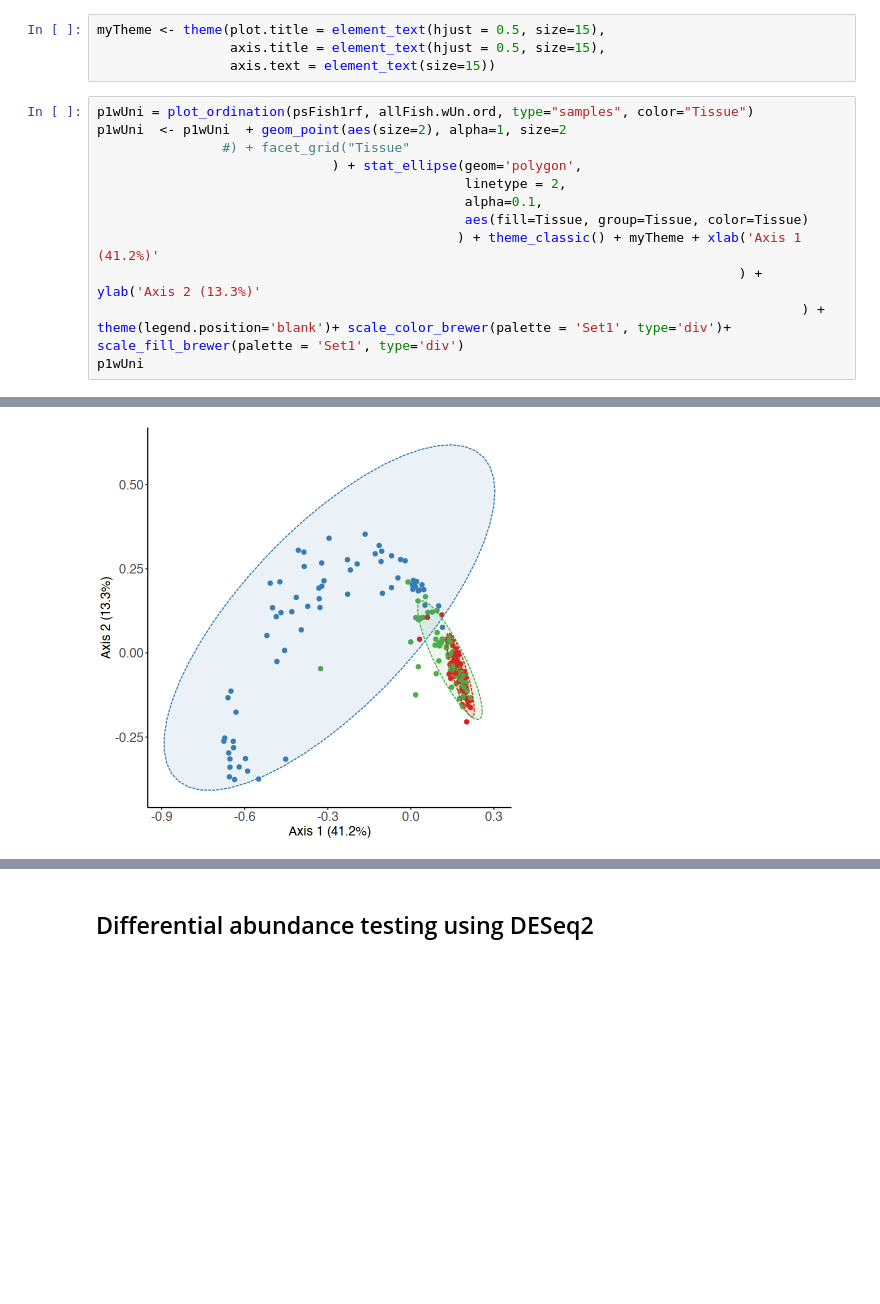
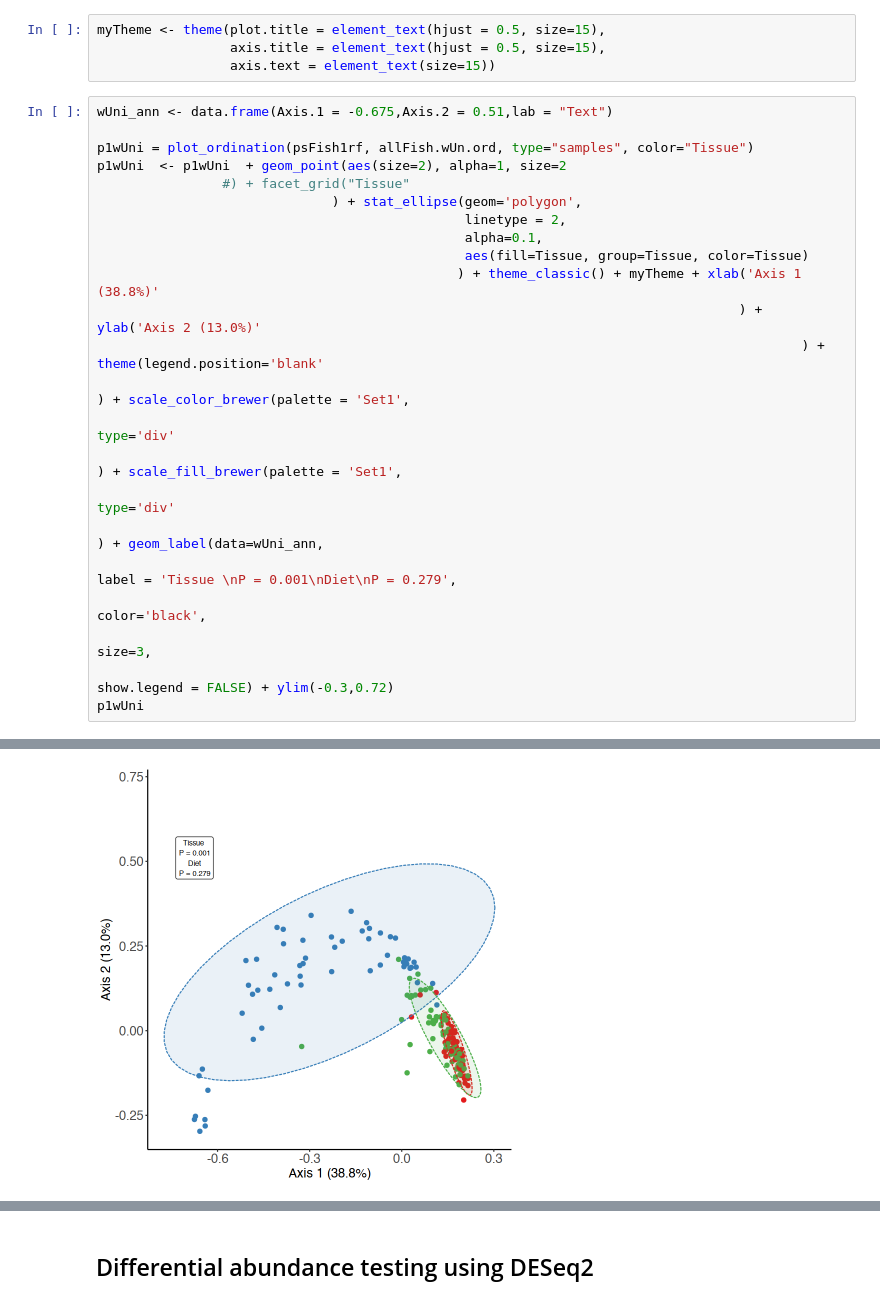
Before and after one commit to jbledsoe/Salsal_TissueMicrobiota, a Jupyter notebook: CompositionalAnalyses.ipynb, the cells around one changed output, grey strips where cells are left out. Saved outputs shown, nothing was run; the diff lists cells and outputs as text; blank space fills up the shorter version.

```diff
--- a/CompositionalAnalyses.ipynb
+++ b/CompositionalAnalyses.ipynb
@@ -769,6 +769,8 @@ myTheme <- theme(plot.title = element_text(hjust = 0.5, size=15),
                  axis.title = element_text(hjust = 0.5, size=15),
                  axis.text = element_text(size=15))
 # %%
+wUni_ann <- data.frame(Axis.1 = -0.675,Axis.2 = 0.51,lab = "Text")
+
 p1wUni = plot_ordination(psFish1rf, allFish.wUn.ord, type="samples", color="Tissue")
 p1wUni  <- p1wUni  + geom_point(aes(size=2), alpha=1, size=2
                 #) + facet_grid("Tissue"
@@ -776,8 +778,17 @@ p1wUni  <- p1wUni  + geom_point(aes(size=2), alpha=1, size=2
                                                linetype = 2,
                                                alpha=0.1,
                                                aes(fill=Tissue, group=Tissue, color=Tissue)
-                                              ) + theme_classic() + myTheme + xlab('Axis 1 (41.2%)'
-                                                                                  ) + ylab('Axis 2 (13.3%)'
-                                                                                          ) + theme(legend.position='blank')+ scale_color_brewer(palette = 'Set1', type='div')+ scale_fill_brewer(palette = 'Set1', type='div')
+                                              ) + theme_classic() + myTheme + xlab('Axis 1 (38.8%)'
+                                                                                  ) + ylab('Axis 2 (13.0%)'
+                                                                                          ) + theme(legend.position='blank'
+                                                                                                   ) + scale_color_brewer(palette = 'Set1',
+                                                                                                                          type='div'
+                                                                                                                         ) + scale_fill_brewer(palette = 'Set1',
+                                                                                                                                               type='div'
+                                                                                                                                              ) + geom_label(data=wUni_ann,
+                                                                                                                                                             label = 'Tissue \nP = 0.001\nDiet\nP = 0.279',
+                                                                                                                                                              color='black',
+                                                                                                                                                              size=3,
+                                                                                                                                                              show.legend = FALSE) + ylim(-0.3,0.72)
 p1wUni
 # %% [output]
@@ -784,2 +799,2 @@ p1wUni
-[figure, old version]
+[figure, new version]
 # %%
```
Also changed, not shown: parts of 4 cells of this notebook.
